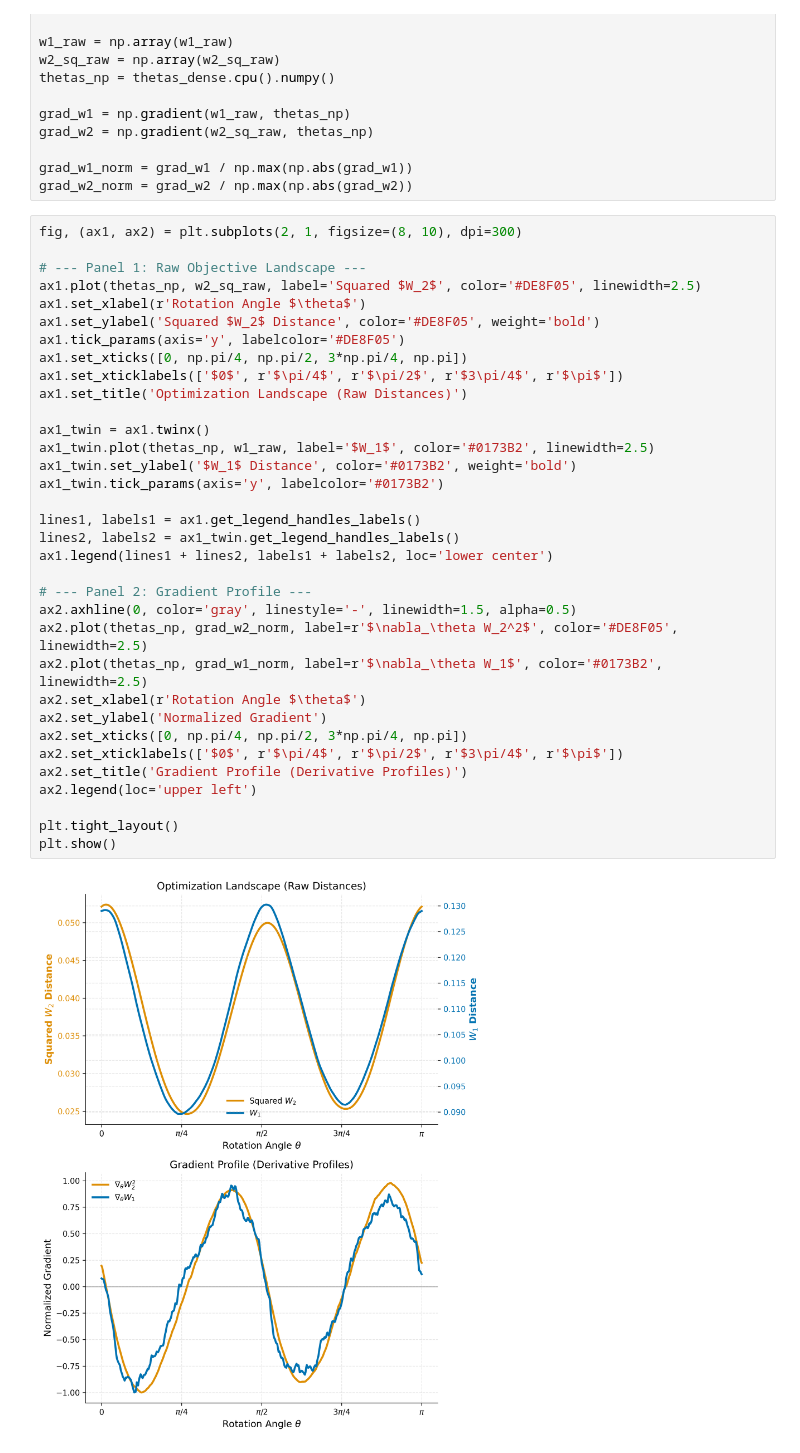
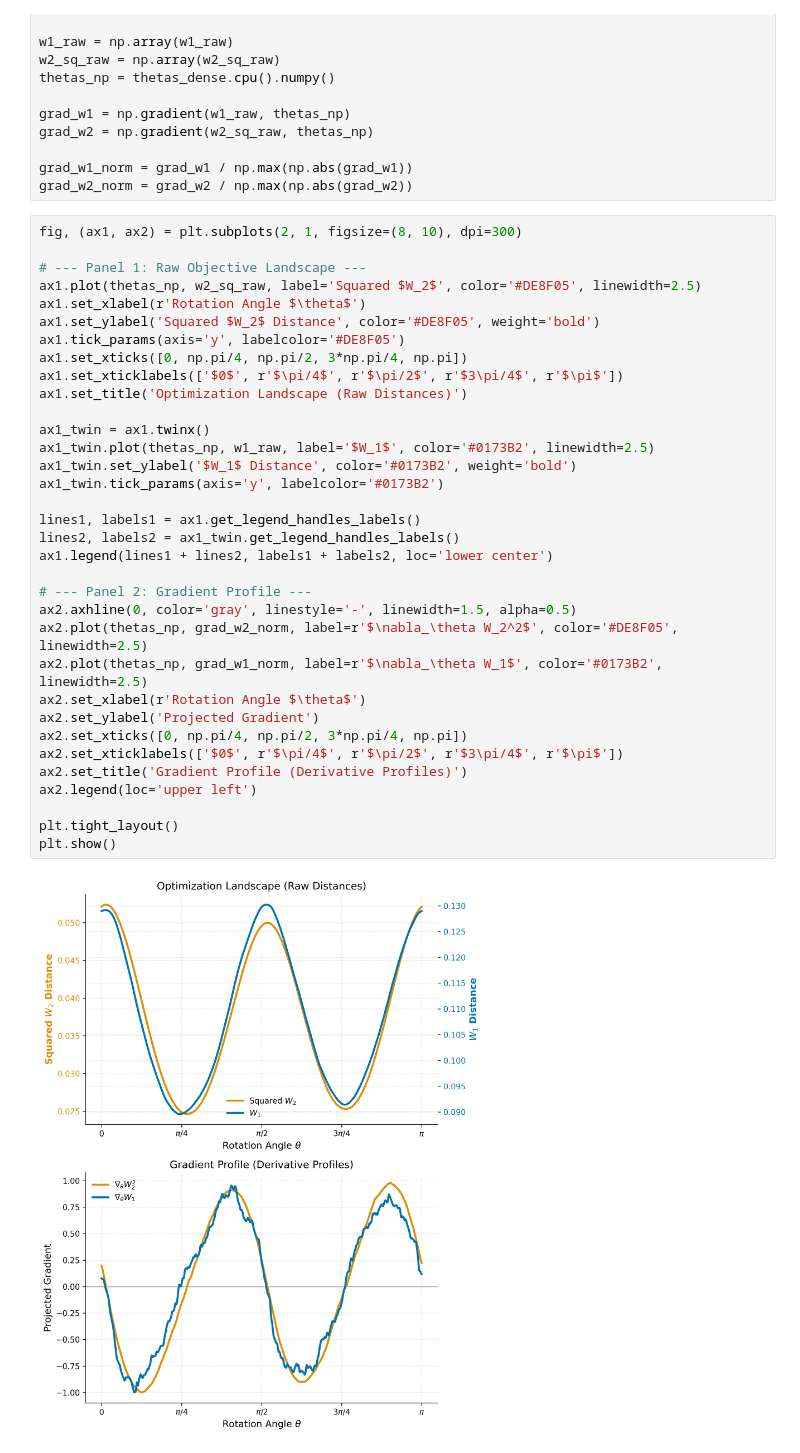
Before and after one commit to ashutoshjha3103/ot_in_linear_ica, a Jupyter notebook: exp/OT-ICA_W1_vs_W2.ipynb, the cells around one changed output. Drawn from its saved outputs; the diff is of its cells as text.

```diff
--- a/exp/OT-ICA_W1_vs_W2.ipynb
+++ b/exp/OT-ICA_W1_vs_W2.ipynb
@@ -101,32 +101,32 @@ fig, (ax1, ax2) = plt.subplots(2, 1, figsize=(8, 10), dpi=300)
 ax1.plot(thetas_np, w2_sq_raw, label='Squared $W_2$', color='#DE8F05', linewidth=2.5)
 ax1.set_xlabel(r'Rotation Angle $\theta$')
 ax1.set_ylabel('Squared $W_2$ Distance', color='#DE8F05', weight='bold')
 ax1.tick_params(axis='y', labelcolor='#DE8F05')
 ax1.set_xticks([0, np.pi/4, np.pi/2, 3*np.pi/4, np.pi])
 ax1.set_xticklabels(['$0$', r'$\pi/4$', r'$\pi/2$', r'$3\pi/4$', r'$\pi$'])
 ax1.set_title('Optimization Landscape (Raw Distances)')
 
 ax1_twin = ax1.twinx()
 ax1_twin.plot(thetas_np, w1_raw, label='$W_1$', color='#0173B2', linewidth=2.5)
 ax1_twin.set_ylabel('$W_1$ Distance', color='#0173B2', weight='bold')
 ax1_twin.tick_params(axis='y', labelcolor='#0173B2')
 
 lines1, labels1 = ax1.get_legend_handles_labels()
 lines2, labels2 = ax1_twin.get_legend_handles_labels()
 ax1.legend(lines1 + lines2, labels1 + labels2, loc='lower center')
 
 # --- Panel 2: Gradient Profile ---
 ax2.axhline(0, color='gray', linestyle='-', linewidth=1.5, alpha=0.5)
 ax2.plot(thetas_np, grad_w2_norm, label=r'$\nabla_\theta W_2^2$', color='#DE8F05', linewidth=2.5)
 ax2.plot(thetas_np, grad_w1_norm, label=r'$\nabla_\theta W_1$', color='#0173B2', linewidth=2.5)
 ax2.set_xlabel(r'Rotation Angle $\theta$')
-ax2.set_ylabel('Normalized Gradient')
+ax2.set_ylabel('Projected Gradient')
 ax2.set_xticks([0, np.pi/4, np.pi/2, 3*np.pi/4, np.pi])
 ax2.set_xticklabels(['$0$', r'$\pi/4$', r'$\pi/2$', r'$3\pi/4$', r'$\pi$'])
 ax2.set_title('Gradient Profile (Derivative Profiles)')
 ax2.legend(loc='upper left')
 
 plt.tight_layout()
 plt.show()
 # %% [output]
-[figure, old version]
+[figure, new version]
```
Also changed, not shown: 23 other files.
